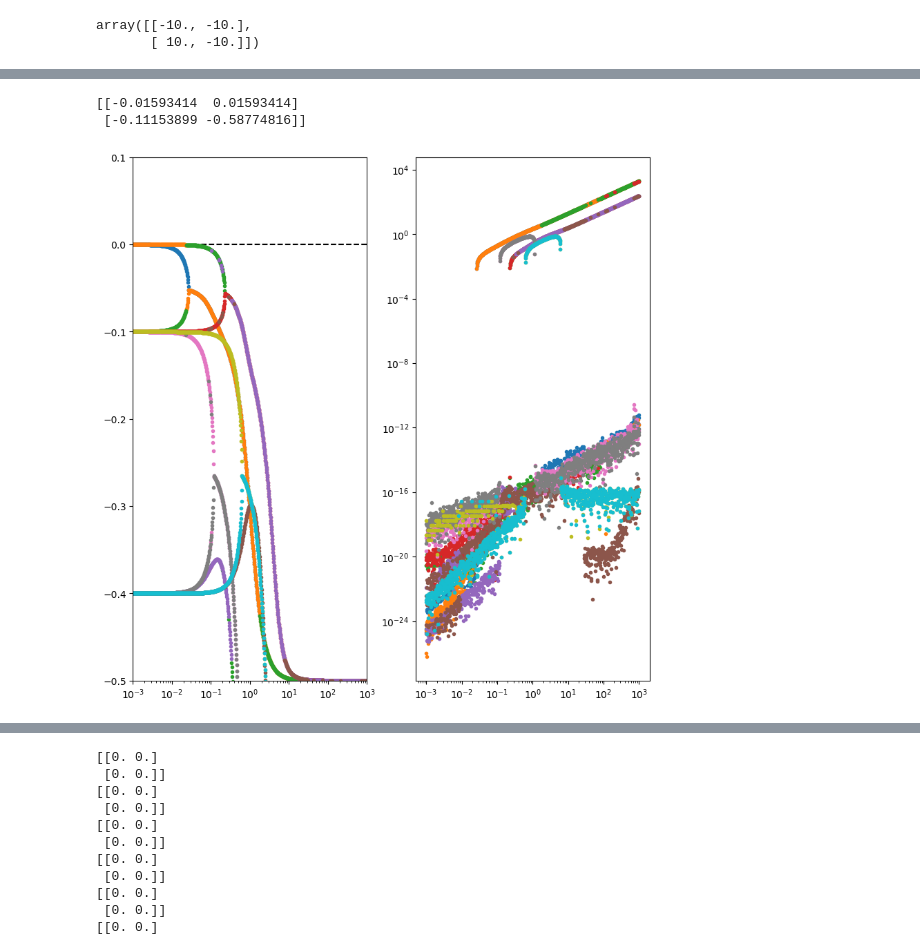
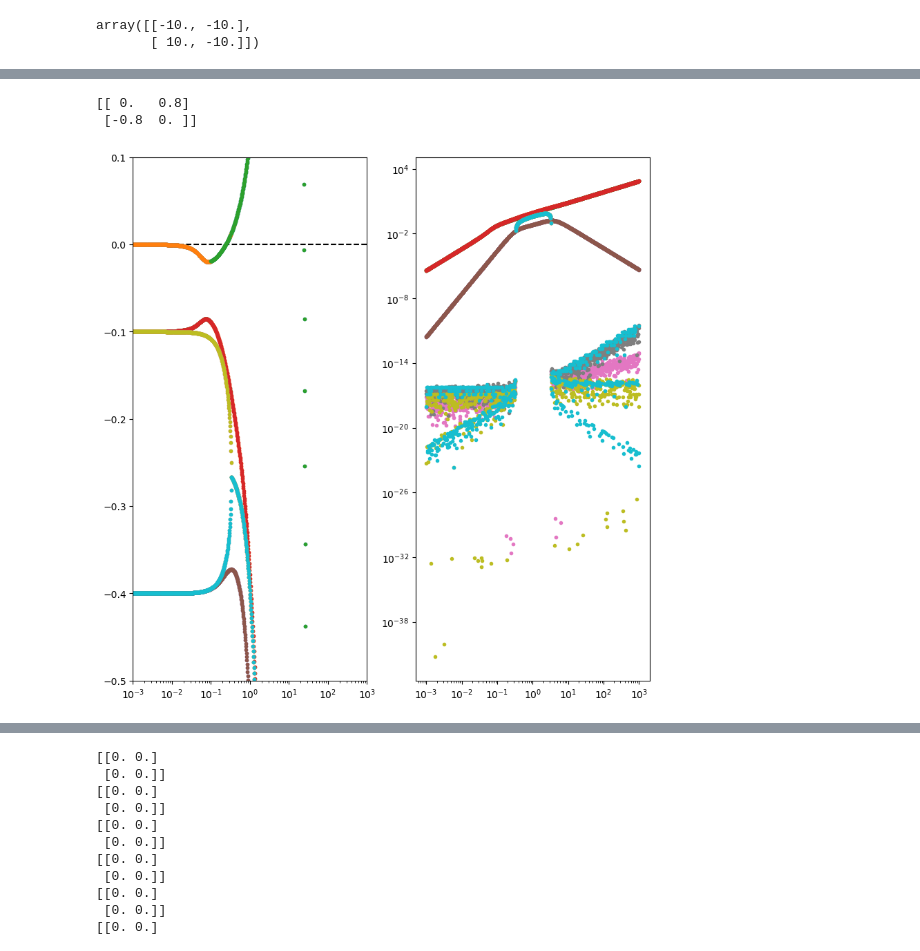
Before and after one commit to skyline-nju/PDE, a Jupyter notebook: Linear_instability/theory_fk.ipynb, the cells around one changed output, grey strips where cells are left out. Drawn from its saved outputs; the diff is of its cells as text; code cells hidden in the pictures.

```diff
--- a/Linear_instability/theory_fk.ipynb
+++ b/Linear_instability/theory_fk.ipynb
@@ -446,47 +443,47 @@ plt.close()
 # %%
-etaAA = etaBB = -2
-etaAB = 2
+etaAA = etaBB = 0
+etaAB = 0.8
 etaBA = -etaAB
 # phiA = 80 / 40
 # phiB = 20 / 40
 # bar_rho_A = 38/40
 # bar_rho_B = 8/40
-phiA = 10/40
-phiB = 70/40
+phiA = 1
+phiB = 1
 bar_rho_A = 1
 bar_rho_B = 1
 qmax = 10**3
 q_arr = np.logspace(-3, np.log10(qmax), 1000)
 theta = 0
 
 Dr = 0.1
-Dt = 0.
+Dt = 0.01
 
 n = 2
 
 M = DMatrix(etaAA, etaAB, etaBA, etaBB, phiA, phiB, Dr, bar_rho_A, bar_rho_B)
 qx_arr = q_arr * np.cos(theta)
 qy_arr = q_arr * np.sin(theta)
 lambda_arr = M.get_lambda_q1D(qx_arr, qy_arr, n=n)
 
 fig, (ax1, ax2) = plt.subplots(nrows=1, ncols=2, figsize=(8, 8), constrained_layout=True)
 ax1.axhline(0, linestyle="dashed", c="k")
 for i in range(4*n + 2):
     line, = ax1.plot(q_arr, lambda_arr[:, i].real - q_arr**2 * Dt, ".", label=r"$n=%g$" % (n))
     ax2.plot(q_arr, np.abs(lambda_arr[:, i].imag), ".", c=line.get_c())
 ax1.set_xscale("log")
 # ax1.set_yscale("log")
 
 ax2.set_xscale("log")
 ax1.set_ylim(-0.5, 0.1)
 ax1.set_xlim(1e-3, 1e3)
 ax2.set_yscale("log")
 plt.show()
 plt.close()
 # %% [output]
-[[-0.01593414  0.01593414]
- [-0.11153899 -0.58774816]]
+[[ 0.   0.8]
+ [-0.8  0. ]]
-[figure, old version]
+[figure, new version]
 # %%
 
 etaAA = etaBB = -2
```
Also changed, not shown: parts of 4 cells of this notebook, 6 other files.
